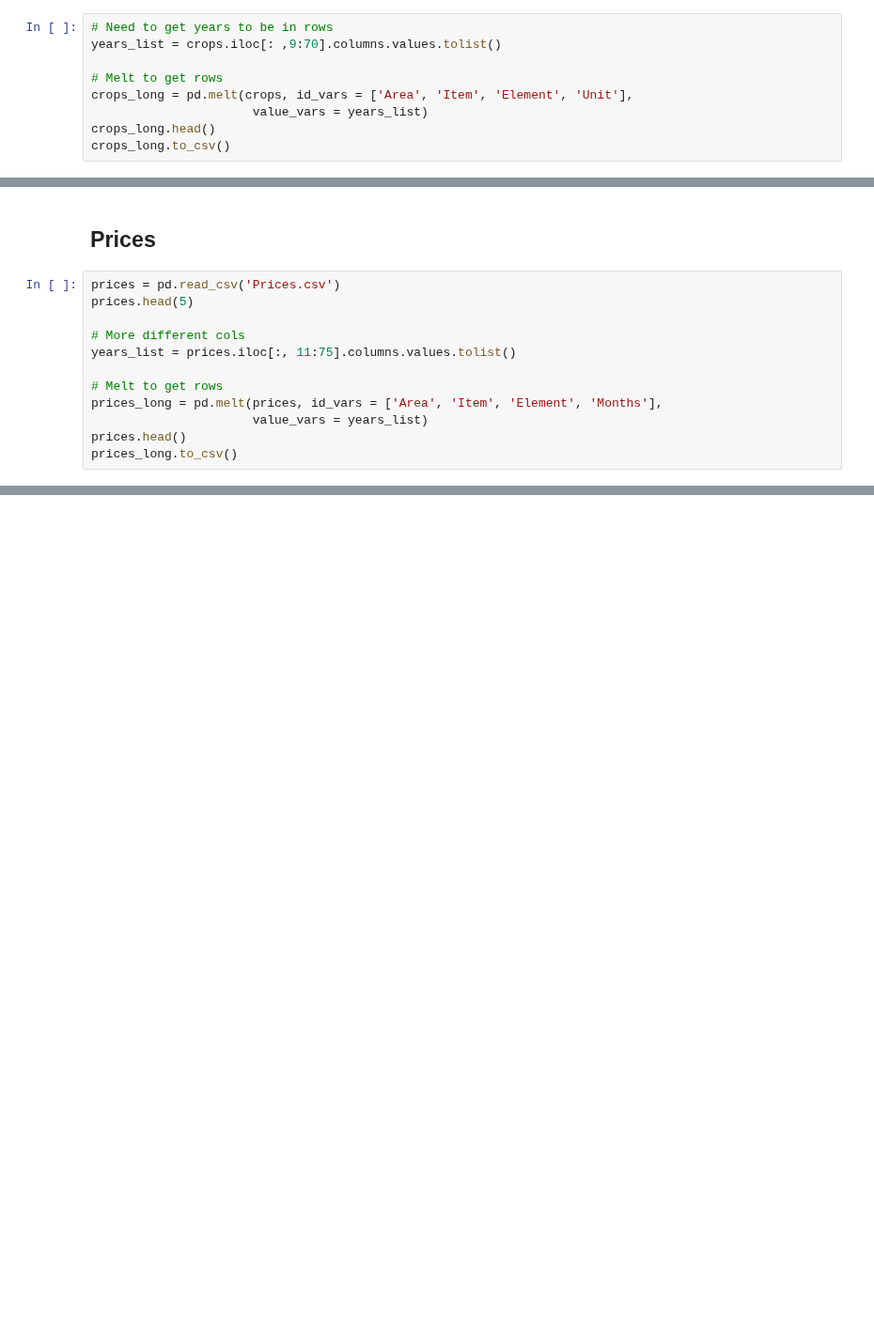
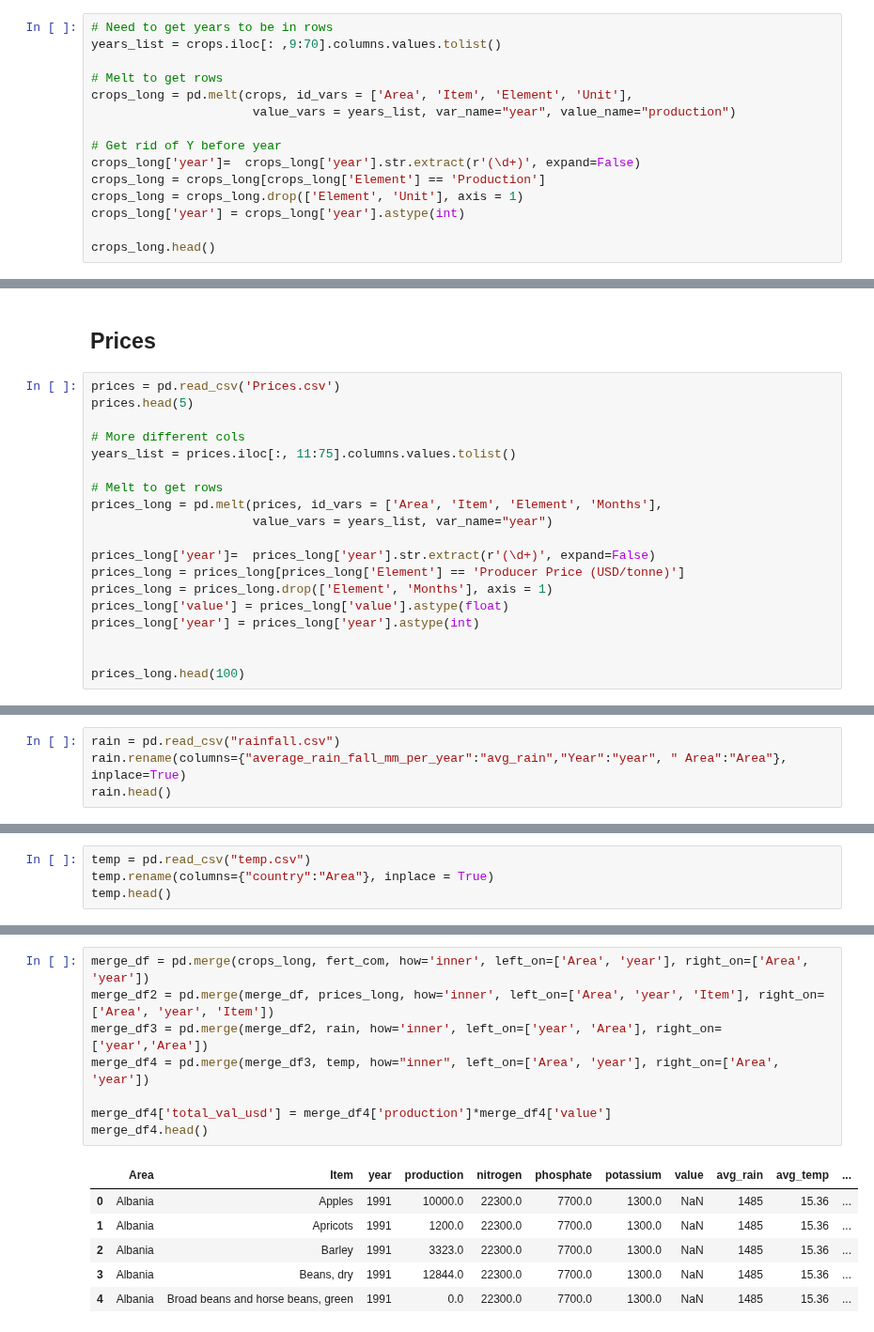
Before and after one commit to hunterblum/CloudFinal-Team1, a Jupyter notebook: Data/LengthenDFs.ipynb, the cells around one changed output, grey strips where cells are left out. Shown at 94% size. Drawn from its saved outputs; the diff is of its cells as text; blank space fills up the shorter version.

```diff
--- a/Data/LengthenDFs.ipynb
+++ b/Data/LengthenDFs.ipynb
@@ -23,6 +23,12 @@ years_list = crops.iloc[: ,9:70].columns.values.tolist()
 
 # Melt to get rows
 crops_long = pd.melt(crops, id_vars = ['Area', 'Item', 'Element', 'Unit'],
-                      value_vars = years_list)
+                      value_vars = years_list, var_name="year", value_name="production")
+
+# Get rid of Y before year
+crops_long['year']=  crops_long['year'].str.extract(r'(\d+)', expand=False)
+crops_long = crops_long[crops_long['Element'] == 'Production']
+crops_long = crops_long.drop(['Element', 'Unit'], axis = 1)
+crops_long['year'] = crops_long['year'].astype(int)
+
 crops_long.head()
-crops_long.to_csv()
@@ -66,6 +102,13 @@ years_list = prices.iloc[:, 11:75].columns.values.tolist()
 
 # Melt to get rows
 prices_long = pd.melt(prices, id_vars = ['Area', 'Item', 'Element', 'Months'],
-                      value_vars = years_list)
-prices.head()
-prices_long.to_csv()
+                      value_vars = years_list, var_name="year")
+
+prices_long['year']=  prices_long['year'].str.extract(r'(\d+)', expand=False)
+prices_long = prices_long[prices_long['Element'] == 'Producer Price (USD/tonne)']
+prices_long = prices_long.drop(['Element', 'Months'], axis = 1)
+prices_long['value'] = prices_long['value'].astype(float)
+prices_long['year'] = prices_long['year'].astype(int)
+
+
+prices_long.head(100)
@@ -71,0 +131,4 @@ prices_long.to_csv()
+# %%
+rain = pd.read_csv("rainfall.csv")
+rain.rename(columns={"average_rain_fall_mm_per_year":"avg_rain","Year":"year", " Area":"Area"}, inplace=True)
+rain.head()
@@ -71,0 +144,4 @@ prices_long.to_csv()
+# %%
+temp = pd.read_csv("temp.csv")
+temp.rename(columns={"country":"Area"}, inplace = True)
+temp.head()
@@ -71,0 +157,15 @@ prices_long.to_csv()
+# %%
+merge_df = pd.merge(crops_long, fert_com, how='inner', left_on=['Area', 'year'], right_on=['Area', 'year'])
+merge_df2 = pd.merge(merge_df, prices_long, how='inner', left_on=['Area', 'year', 'Item'], right_on=['Area', 'year', 'Item'])
+merge_df3 = pd.merge(merge_df2, rain, how='inner', left_on=['year', 'Area'], right_on=['year','Area'])
+merge_df4 = pd.merge(merge_df3, temp, how="inner", left_on=['Area', 'year'], right_on=['Area', 'year'])
+
+merge_df4['total_val_usd'] = merge_df4['production']*merge_df4['value']
+merge_df4.head()
+# %% [output]
+|  | Area | Item | year | production | nitrogen | phosphate | potassium | value | avg_rain | avg_temp | ... |
+| 0 | Albania | Apples | 1991 | 10000.0 | 22300.0 | 7700.0 | 1300.0 | NaN | 1485 | 15.36 | ... |
+| 1 | Albania | Apricots | 1991 | 1200.0 | 22300.0 | 7700.0 | 1300.0 | NaN | 1485 | 15.36 | ... |
+| 2 | Albania | Barley | 1991 | 3323.0 | 22300.0 | 7700.0 | 1300.0 | NaN | 1485 | 15.36 | ... |
+| 3 | Albania | Beans, dry | 1991 | 12844.0 | 22300.0 | 7700.0 | 1300.0 | NaN | 1485 | 15.36 | ... |
+| 4 | Albania | Broad beans and horse beans, green | 1991 | 0.0 | 22300.0 | 7700.0 | 1300.0 | NaN | 1485 | 15.36 | ... |
```
Also changed, not shown: parts of 11 cells of this notebook, 1 other file.
